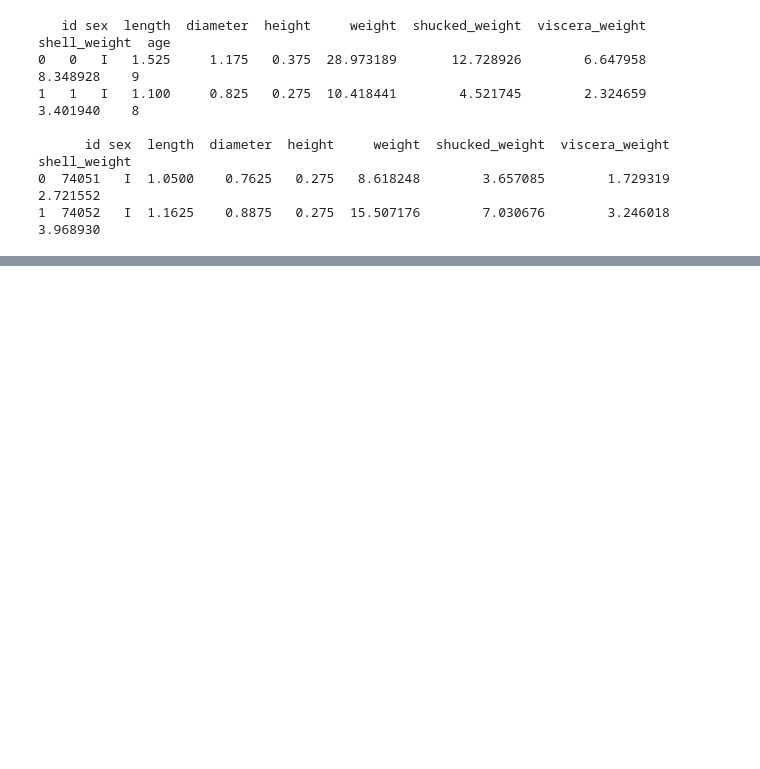
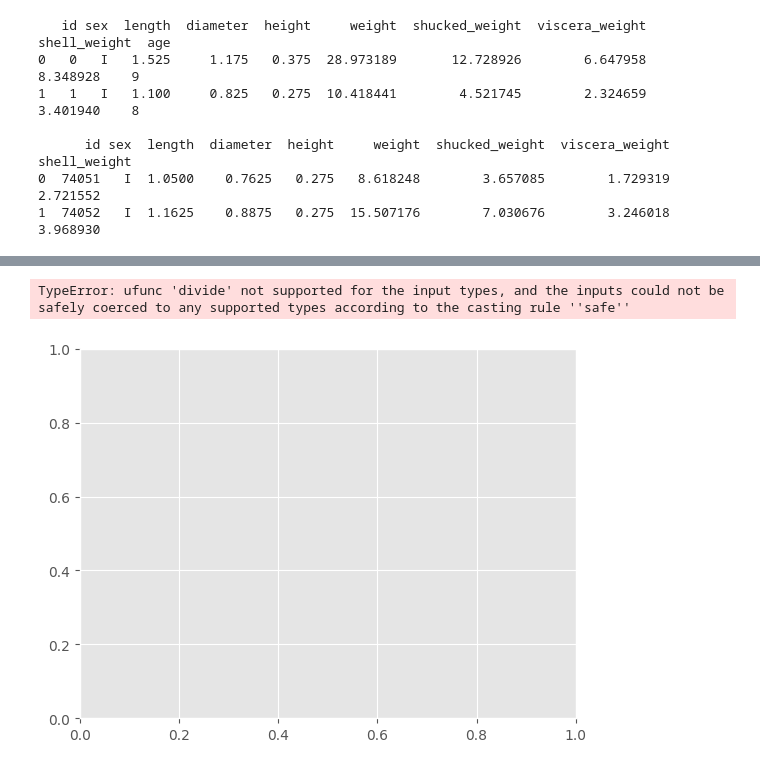
Before and after one commit to timjrchan/Predicting_Crab_Age, a Jupyter notebook: code/01_Notebook.ipynb, the cells around one changed output, grey strips where cells are left out. Drawn from its saved outputs; the diff is of its cells as text; code cells hidden in the pictures; blank space fills up the shorter version.

Commit message:
added images to analysis

```diff
--- a/code/01_Notebook.ipynb
+++ b/code/01_Notebook.ipynb
@@ -116,0 +160,12 @@ print(test_df.head(2)) # inspect if column headers for test df are cleaned
+# %%
+# plot a box plot to look at possible outliers
+
+plt.boxplot(x = train_df, vert=False)
+
+
+
+
+plt.show()
+# %% [output]
+TypeError: ufunc 'divide' not supported for the input types, and the inputs could not be safely coerced to any supported types according to the casting rule ''safe''
+[figure, added]
```
Also changed, not shown: parts of 5 cells of this notebook, 2 other files.
